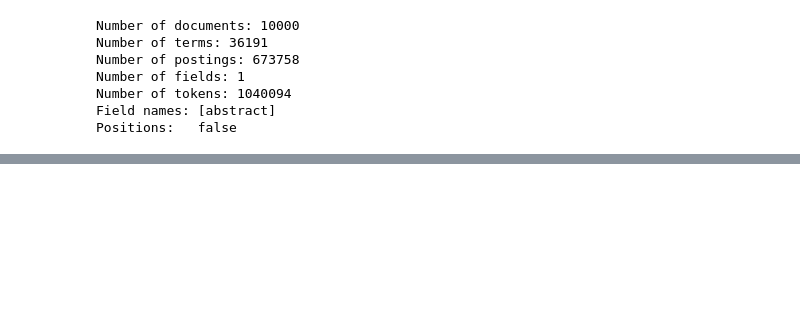
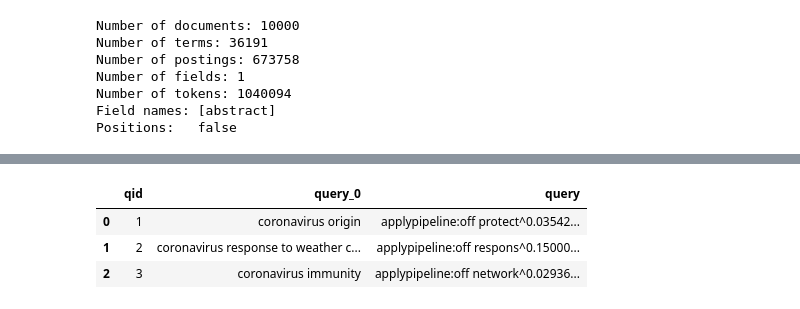
Before and after one commit to DayalStrub/ecir2021tutorial, a Jupyter notebook: other/2-simplest-thing-Transformer.ipynb, the cells around one changed output, grey strips where cells are left out. Drawn from its saved outputs; the diff is of its cells as text; code cells hidden in the pictures; blank space fills up the shorter version.

```diff
--- a/other/2-simplest-thing-Transformer.ipynb
+++ b/other/2-simplest-thing-Transformer.ipynb
@@ -106,6 +83,12 @@ rm3_pipe = bm25 >> rm3 >> bm25_text >> pt.apply.rename({'abstract':'text'})
 # TODO Question: in rm3_pipe, is final bm25 just reranking initial bm25 results, or does it re-consider all docs?
 # %%
 df_part = (bm25 >> rm3).transform(queries)
+df_part
+# %% [output]
+|  | qid | query_0 | query |
+| 0 | 1 | coronavirus origin | applypipeline:off protect^0.03542... |
+| 1 | 2 | coronavirus response to weather c... | applypipeline:off respons^0.15000... |
+| 2 | 3 | coronavirus immunity | applypipeline:off network^0.02936... |
 # %%
 df_out = rm3_pipe.transform(queries)
 df_out # .loc[df_out["qid"] == "1", :]
```
Also changed, not shown: parts of 24 cells of this notebook.
